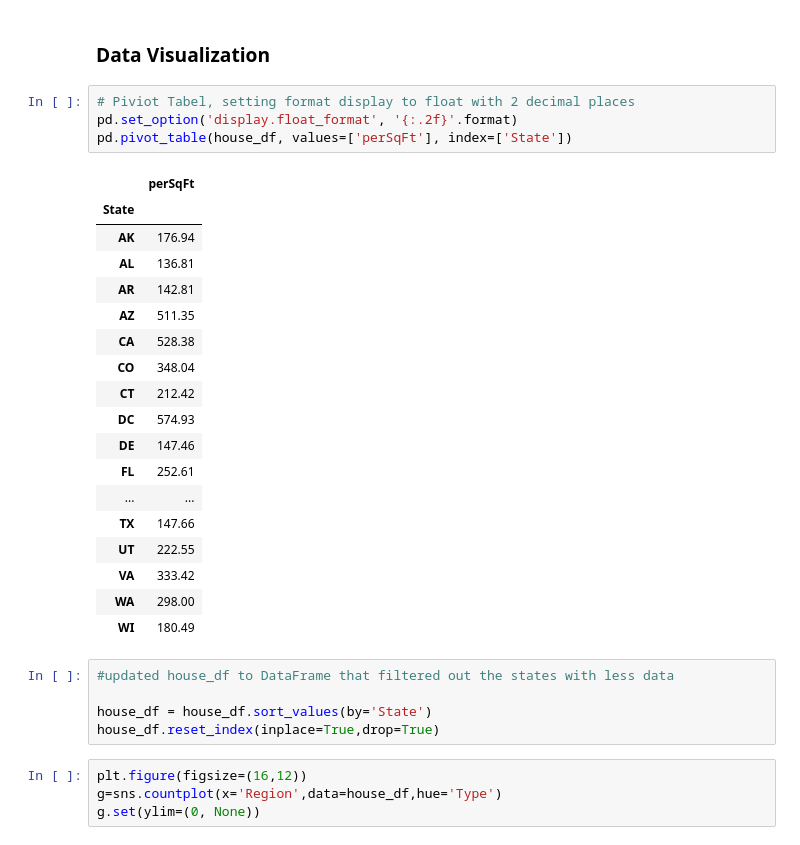
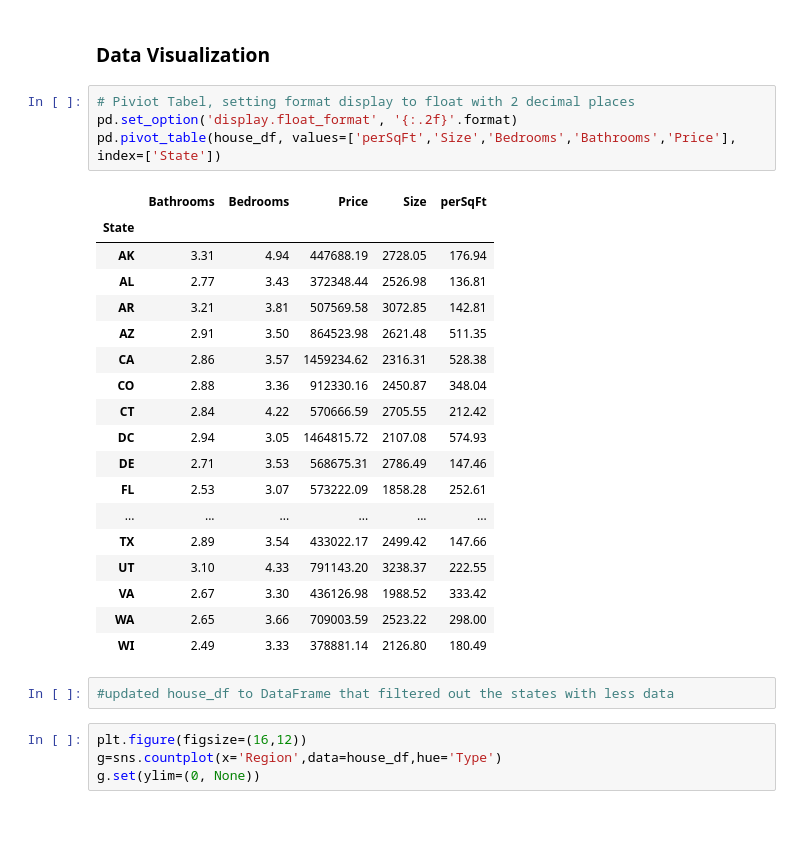
Before and after one commit to StockJanitor/CIS41_Project, a Jupyter notebook: CIS41_Project.ipynb, the cells around one changed output. Drawn from its saved outputs; the diff is of its cells as text.

Commit message:
more cleaning, kept DC working on state_df

```diff
--- a/CIS41_Project.ipynb
+++ b/CIS41_Project.ipynb
@@ -463,31 +489,28 @@ house_df.tail()
 # %%
 # Piviot Tabel, setting format display to float with 2 decimal places
 pd.set_option('display.float_format', '{:.2f}'.format)
-pd.pivot_table(house_df, values=['perSqFt'], index=['State'])
+pd.pivot_table(house_df, values=['perSqFt','Size','Bedrooms','Bathrooms','Price'], index=['State'])
 # %% [output]
-|  | perSqFt |
-| State |  |
-| AK | 176.94 |
-| AL | 136.81 |
-| AR | 142.81 |
-| AZ | 511.35 |
-| CA | 528.38 |
-| CO | 348.04 |
-| CT | 212.42 |
-| DC | 574.93 |
-| DE | 147.46 |
-| FL | 252.61 |
-| ... | ... |
-| TX | 147.66 |
-| UT | 222.55 |
-| VA | 333.42 |
-| WA | 298.00 |
-| WI | 180.49 |
+|  | Bathrooms | Bedrooms | Price | Size | perSqFt |
+| State |  |  |  |  |  |
+| AK | 3.31 | 4.94 | 447688.19 | 2728.05 | 176.94 |
+| AL | 2.77 | 3.43 | 372348.44 | 2526.98 | 136.81 |
+| AR | 3.21 | 3.81 | 507569.58 | 3072.85 | 142.81 |
+| AZ | 2.91 | 3.50 | 864523.98 | 2621.48 | 511.35 |
+| CA | 2.86 | 3.57 | 1459234.62 | 2316.31 | 528.38 |
+| CO | 2.88 | 3.36 | 912330.16 | 2450.87 | 348.04 |
+| CT | 2.84 | 4.22 | 570666.59 | 2705.55 | 212.42 |
+| DC | 2.94 | 3.05 | 1464815.72 | 2107.08 | 574.93 |
+| DE | 2.71 | 3.53 | 568675.31 | 2786.49 | 147.46 |
+| FL | 2.53 | 3.07 | 573222.09 | 1858.28 | 252.61 |
+| ... | ... | ... | ... | ... | ... |
+| TX | 2.89 | 3.54 | 433022.17 | 2499.42 | 147.66 |
+| UT | 3.10 | 4.33 | 791143.20 | 3238.37 | 222.55 |
+| VA | 2.67 | 3.30 | 436126.98 | 1988.52 | 333.42 |
+| WA | 2.65 | 3.66 | 709003.59 | 2523.22 | 298.00 |
+| WI | 2.49 | 3.33 | 378881.14 | 2126.80 | 180.49 |
 # %%
 #updated house_df to DataFrame that filtered out the states with less data
-
-house_df = house_df.sort_values(by='State')
-house_df.reset_index(inplace=True,drop=True)
 # %%
 plt.figure(figsize=(16,12))
 g=sns.countplot(x='Region',data=house_df,hue='Type')
```
Also changed, not shown: parts of 6 cells of this notebook.
